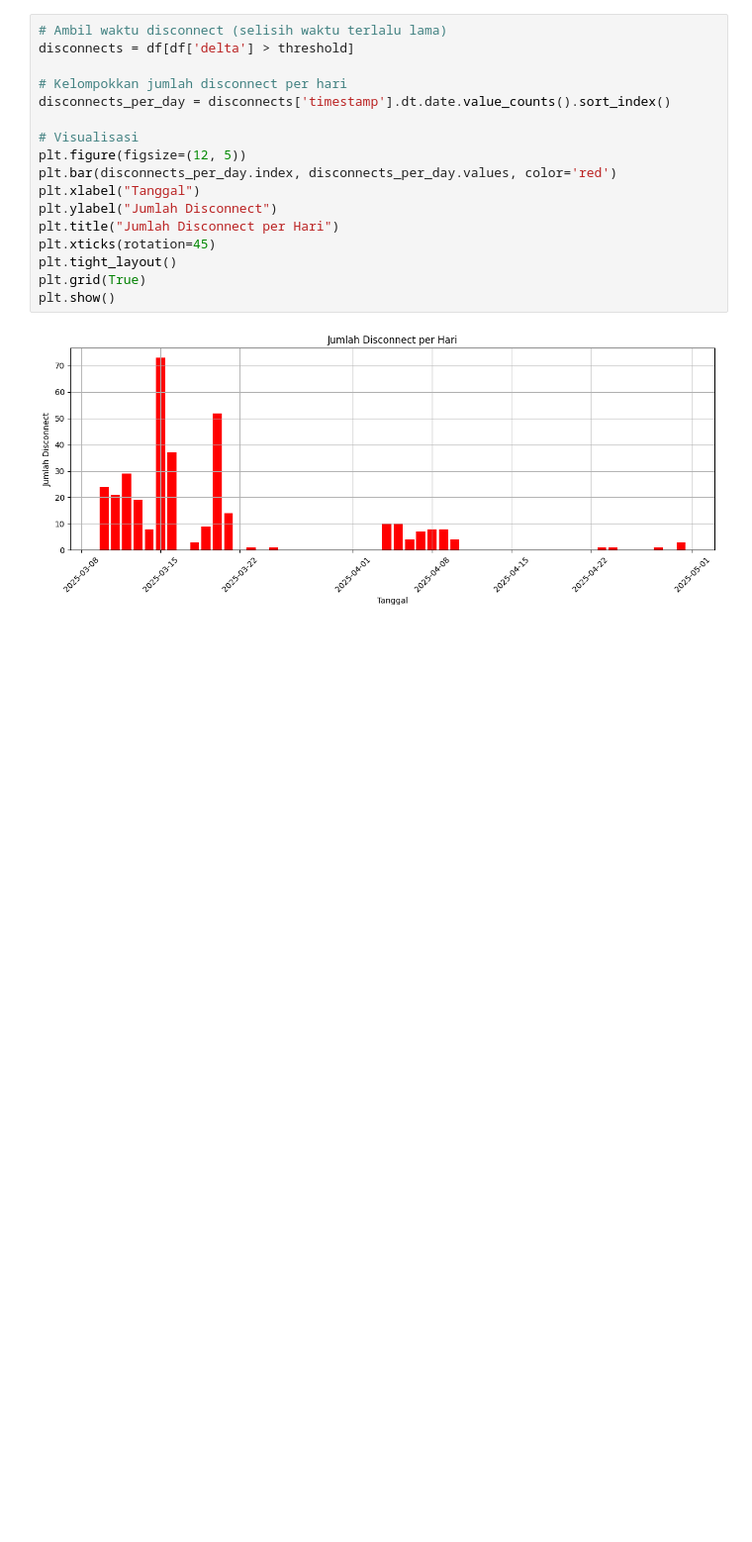
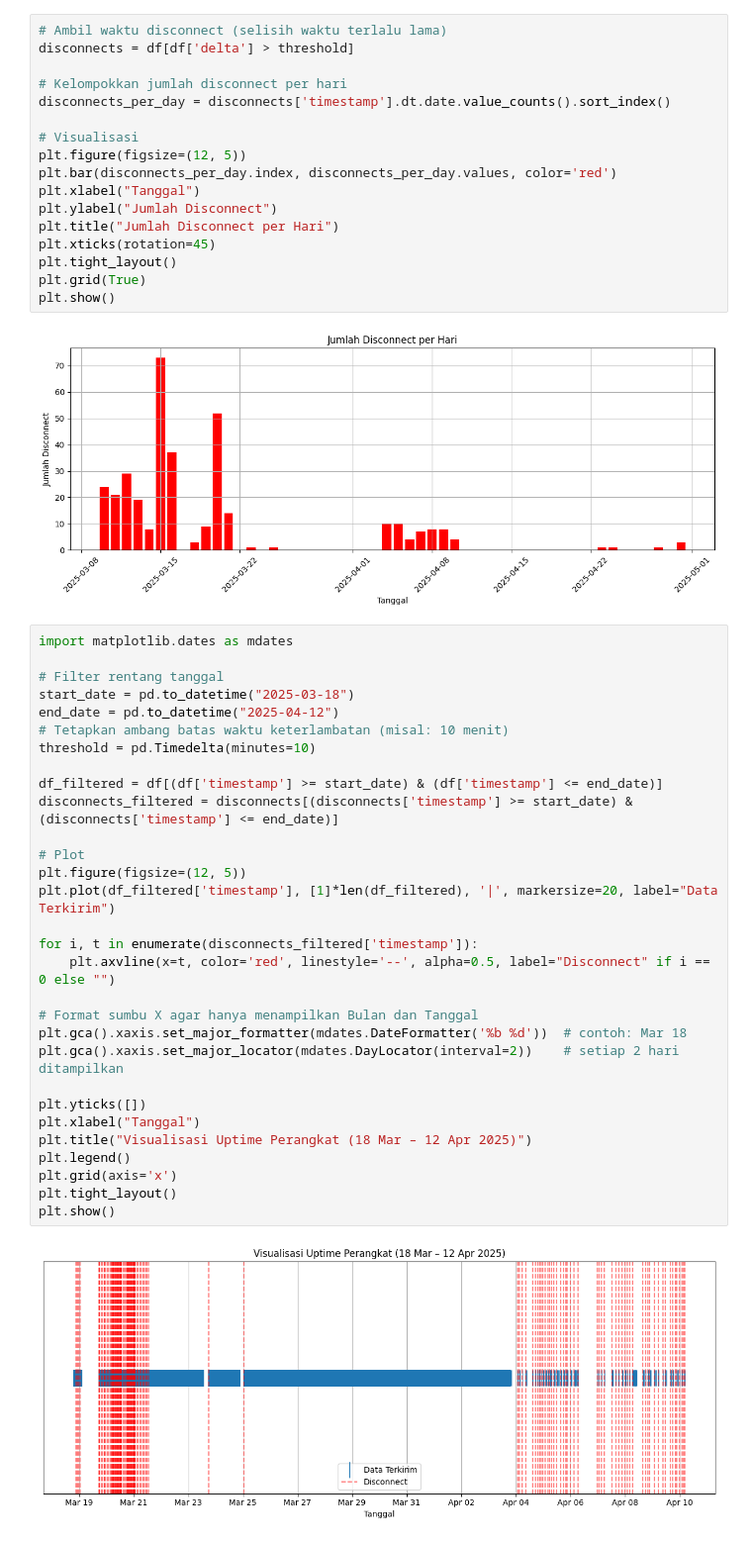
Before and after one commit to IAmNewbe/AMI_analysis, a Jupyter notebook: uptime.ipynb, the cells around one changed output. Shown: that part at 99% size. Saved outputs shown, nothing was run; the diff lists cells and outputs as text; blank space fills up the shorter version.

```diff
--- a/uptime.ipynb
+++ b/uptime.ipynb
@@ -107,3 +112,35 @@ plt.grid(True)
 plt.show()
 # %% [output]
 [figure]
+# %%
+import matplotlib.dates as mdates
+
+# Filter rentang tanggal
+start_date = pd.to_datetime("2025-03-18")
+end_date = pd.to_datetime("2025-04-12")
+# Tetapkan ambang batas waktu keterlambatan (misal: 10 menit)
+threshold = pd.Timedelta(minutes=10)
+
+df_filtered = df[(df['timestamp'] >= start_date) & (df['timestamp'] <= end_date)]
+disconnects_filtered = disconnects[(disconnects['timestamp'] >= start_date) & (disconnects['timestamp'] <= end_date)]
+
+# Plot
+plt.figure(figsize=(12, 5))
+plt.plot(df_filtered['timestamp'], [1]*len(df_filtered), '|', markersize=20, label="Data Terkirim")
+
+for i, t in enumerate(disconnects_filtered['timestamp']):
+    plt.axvline(x=t, color='red', linestyle='--', alpha=0.5, label="Disconnect" if i == 0 else "")
+
+# Format sumbu X agar hanya menampilkan Bulan dan Tanggal
+plt.gca().xaxis.set_major_formatter(mdates.DateFormatter('%b %d'))  # contoh: Mar 18
+plt.gca().xaxis.set_major_locator(mdates.DayLocator(interval=2))    # setiap 2 hari ditampilkan
+
+plt.yticks([])
+plt.xlabel("Tanggal")
+plt.title("Visualisasi Uptime Perangkat (18 Mar – 12 Apr 2025)")
+plt.legend()
+plt.grid(axis='x')
+plt.tight_layout()
+plt.show()
+# %% [output]
+[figure, added]
```
Also changed, not shown: parts of 1 cell of this notebook, 3 other files.
